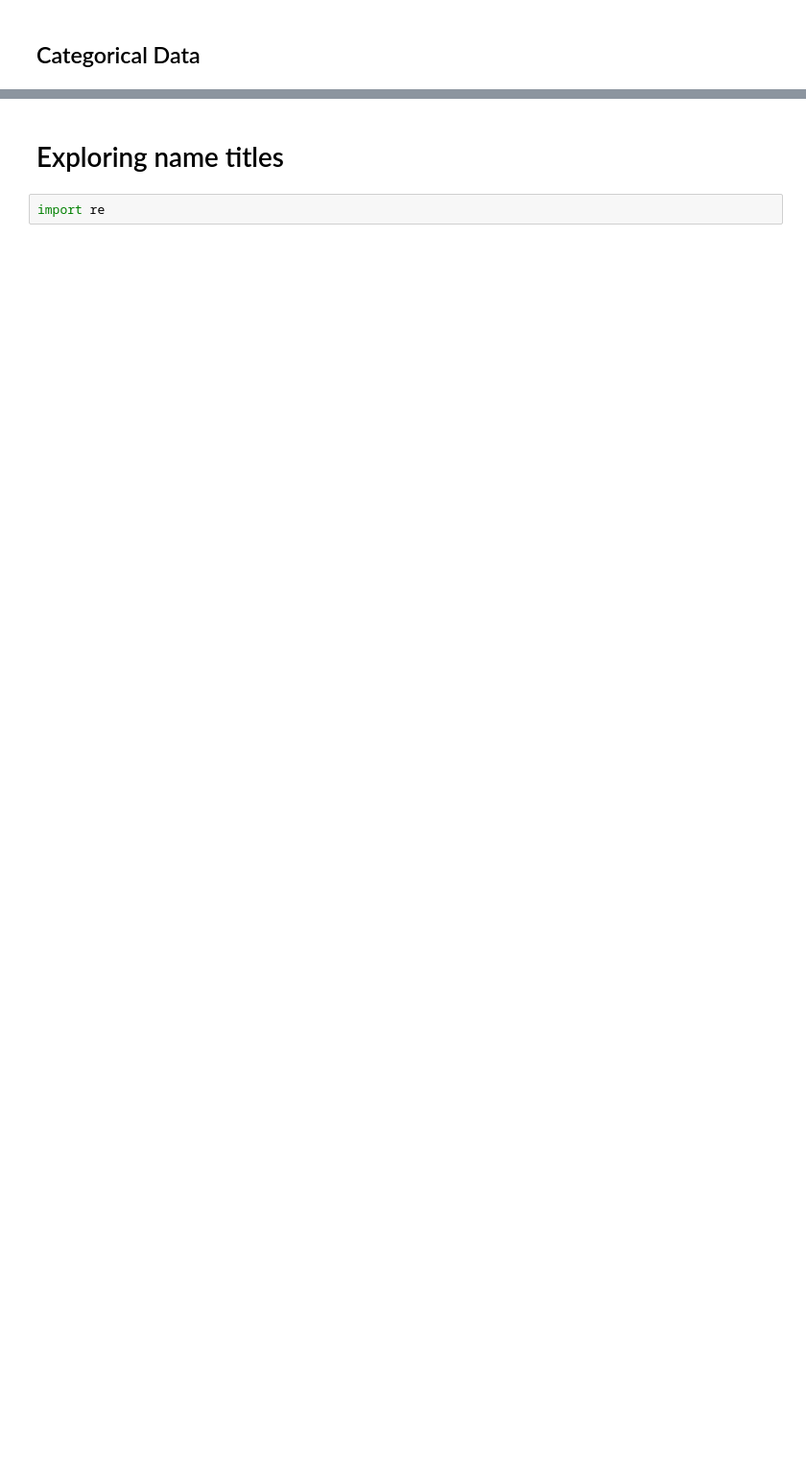
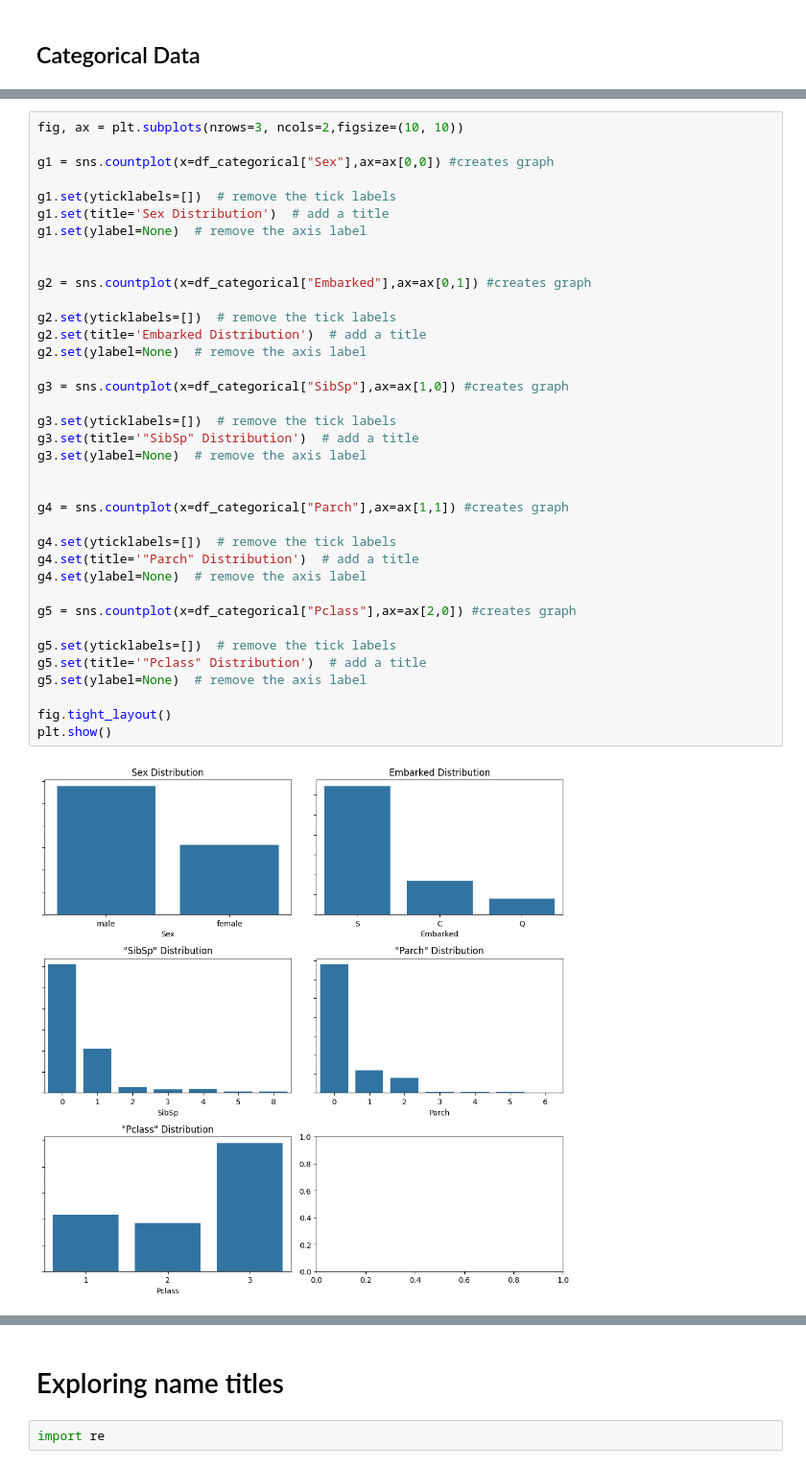
Before and after one commit to marcoeferro/EDA-exercises, a Jupyter notebook: titanic/EDA.ipynb, the cells around one changed output, grey strips where cells are left out. Shown: that part at 96% size. Drawn from its saved outputs; the diff is of its cells as text; blank space fills up the shorter version.

```diff
--- a/titanic/EDA.ipynb
+++ b/titanic/EDA.ipynb
@@ -173,0 +220,39 @@ Se confirma que tanto SibSp, Pclass y Parch son categoricas con lo que se elimin
+# %%
+fig, ax = plt.subplots(nrows=3, ncols=2,figsize=(10, 10))
+
+g1 = sns.countplot(x=df_categorical["Sex"],ax=ax[0,0]) #creates graph
+
+g1.set(yticklabels=[])  # remove the tick labels
+g1.set(title='Sex Distribution')  # add a title
+g1.set(ylabel=None)  # remove the axis label
+
+
+g2 = sns.countplot(x=df_categorical["Embarked"],ax=ax[0,1]) #creates graph
+
+g2.set(yticklabels=[])  # remove the tick labels
+g2.set(title='Embarked Distribution')  # add a title
+g2.set(ylabel=None)  # remove the axis label
+
+g3 = sns.countplot(x=df_categorical["SibSp"],ax=ax[1,0]) #creates graph
+
+g3.set(yticklabels=[])  # remove the tick labels
+g3.set(title='"SibSp" Distribution')  # add a title
+g3.set(ylabel=None)  # remove the axis label
+
+
+g4 = sns.countplot(x=df_categorical["Parch"],ax=ax[1,1]) #creates graph
+
+g4.set(yticklabels=[])  # remove the tick labels
+g4.set(title='"Parch" Distribution')  # add a title
+g4.set(ylabel=None)  # remove the axis label
+
+g5 = sns.countplot(x=df_categorical["Pclass"],ax=ax[2,0]) #creates graph
+
+g5.set(yticklabels=[])  # remove the tick labels
+g5.set(title='"Pclass" Distribution')  # add a title
+g5.set(ylabel=None)  # remove the axis label
+
+fig.tight_layout()
+plt.show()
+# %% [output]
+[figure, added]
```
Also changed, not shown: parts of 20 cells of this notebook.
